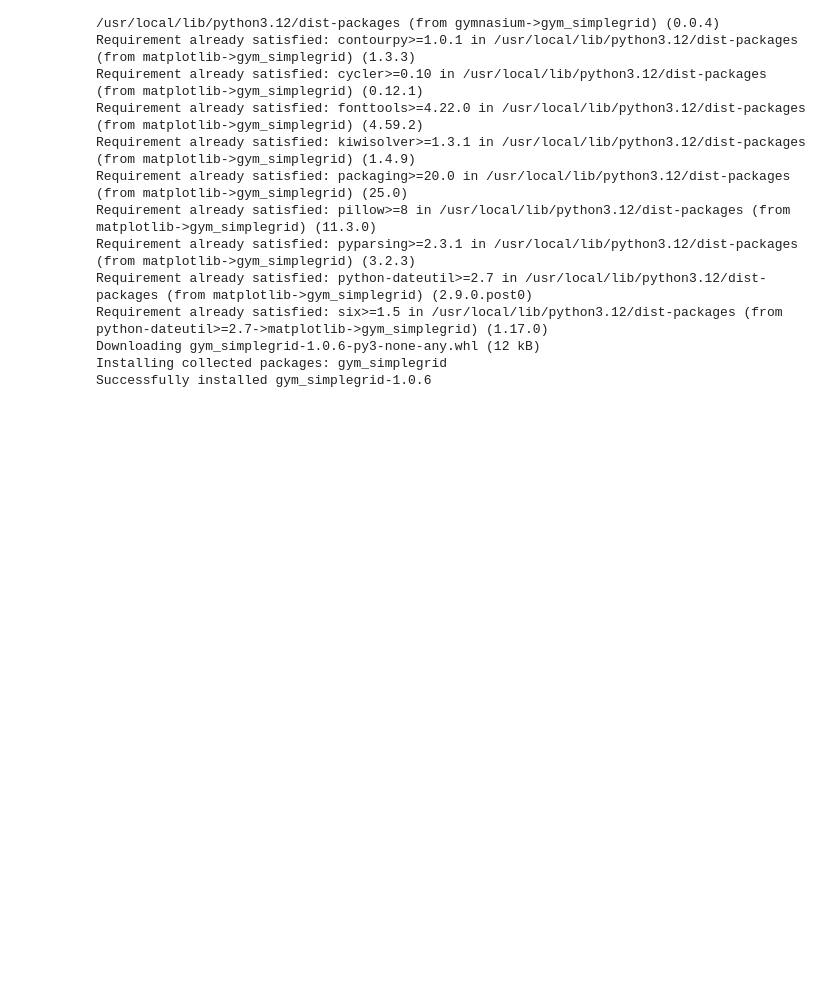
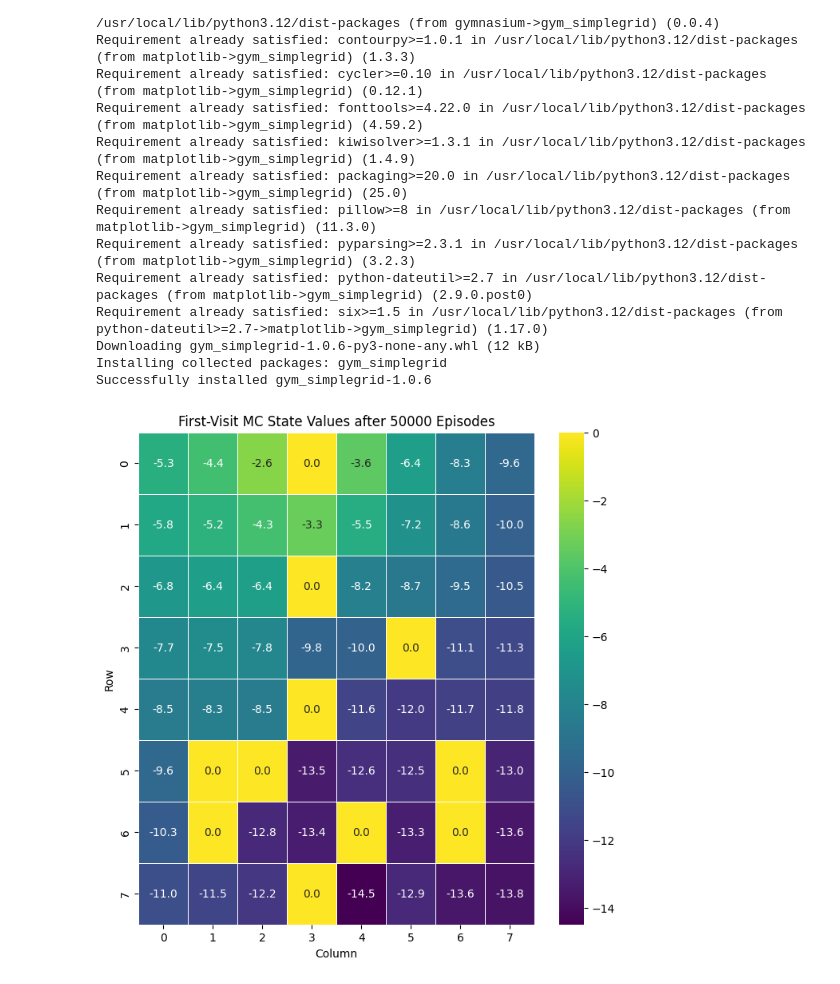
Before and after one commit to subhadeepk/cse437-assignments, a Jupyter notebook: lab2_mdp.ipynb, the cells around one changed output. Drawn from its saved outputs; the diff is of its cells as text; code cells hidden in the pictures; blank space fills up the shorter version.

```diff
--- a/lab2_mdp.ipynb
+++ b/lab2_mdp.ipynb
@@ -76,4 +105,62 @@ Requirement already satisfied: six>=1.5 in /usr/local/lib/python3.12/dist-packag
 Downloading gym_simplegrid-1.0.6-py3-none-any.whl (12 kB)
 Installing collected packages: gym_simplegrid
 Successfully installed gym_simplegrid-1.0.6
+# %%
+import gymnasium as gym
+import gym_simplegrid
+import numpy as np
+import matplotlib.pyplot as plt
+import seaborn as sns
+
+gamma = 0.99
+START_LOC = 15
+GOAL_LOC  = 3
+NUM_EPISODES = 50000
+
+# State-value estimates and visit counts
+V = np.zeros(64, dtype=np.float64)
+N = np.zeros(64, dtype=np.int64)
+
+options = {"start_loc": START_LOC, "goal_loc": GOAL_LOC}
+env = gym.make("SimpleGrid-8x8-v0", render_mode=None)
+
+for ep in range(NUM_EPISODES):
+    obs, info = env.reset(seed=ep+1, options=options)
+    transitions = []  # (s, a, r) across this episode
+
+    done = False
+    while not done:
+        a = env.action_space.sample()              # random policy
+        next_obs, r, terminated, truncated, info = env.step(a)
+        transitions.append((obs, a, r))
+        obs = next_obs
+        done = terminated or truncated
+
+    # First-visit MC return updates
+    G = 0.0
+    seen = set()  # states we've already updated for this episode (first-visit)
+    # Walk backwards to accumulate returns
+    for t in reversed(range(len(transitions))):
+        s_t, a_t, r_t = transitions[t]
+        G = gamma * G + r_t
+        s_idx = int(s_t)  # SimpleGrid states are scalar ints
+
+        if s_idx not in seen:
+            seen.add(s_idx)
+            N[s_idx] += 1
+            # Incremental mean toward G
+            V[s_idx] += (G - V[s_idx]) / N[s_idx]
+
+# env.close()
+
+# Plot value heatmap
+V_grid = V.reshape(8, 8)
+plt.figure(figsize=(8, 8))
+sns.heatmap(V_grid, annot=True, cmap="viridis", fmt=".1f", linewidths=.5)
+plt.title(f"First-Visit MC State Values after {NUM_EPISODES} Episodes")
+plt.xlabel("Column")
+plt.ylabel("Row")
+plt.show()
+# %% [output]
+[figure, added]
 # %%
```
Also changed, not shown: parts of 2 cells of this notebook.
